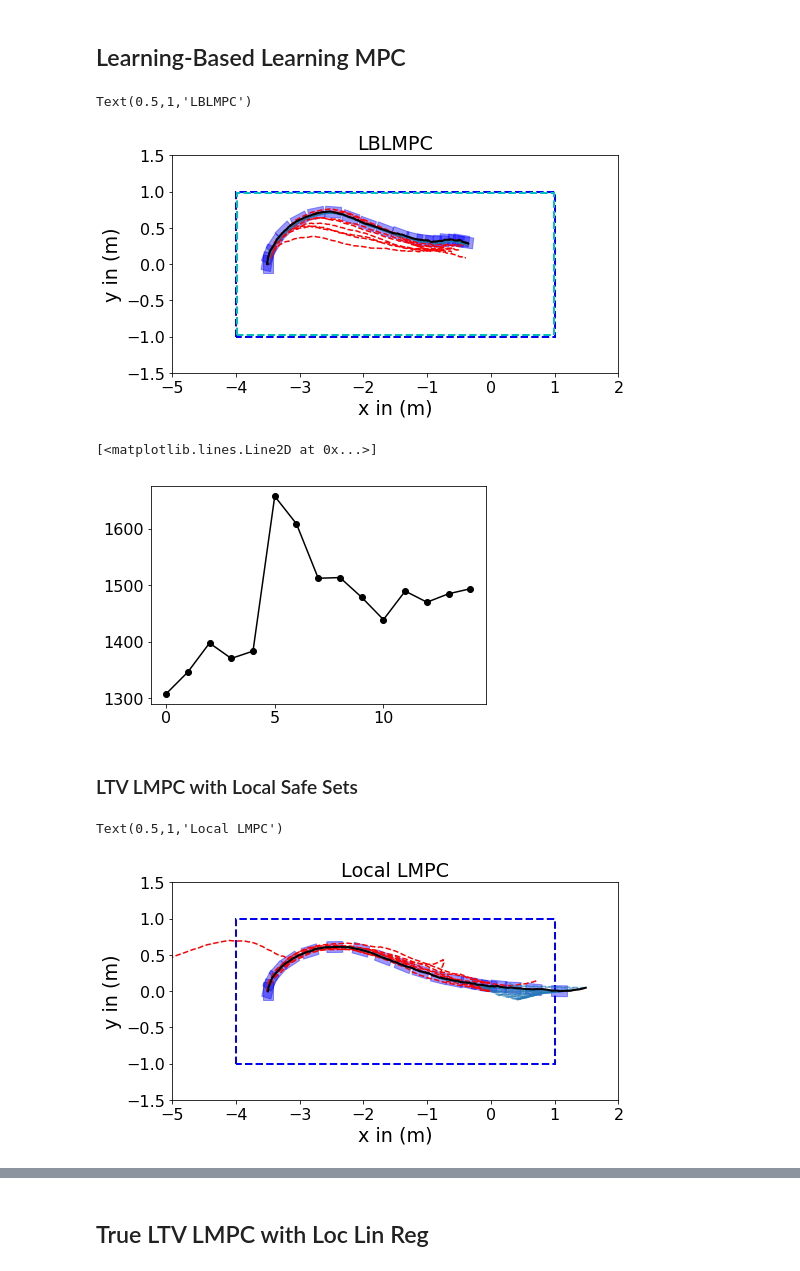
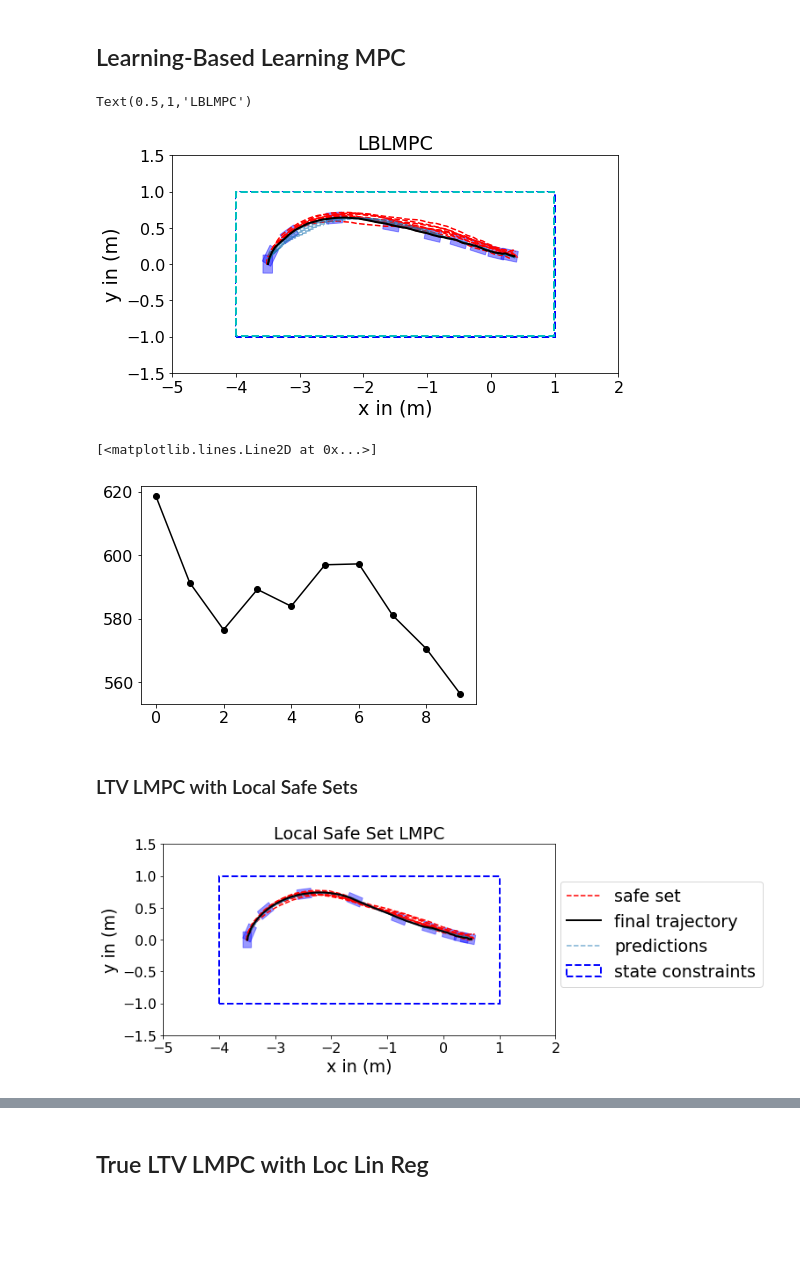
Before and after one commit to GoldeneyeRohan/prediction-uncertainty, a Jupyter notebook: Dubin Car LMPC.ipynb, the cells around one changed output, grey strips where cells are left out. Cells and saved outputs as stored; diff of their text form; code cells hidden in the pictures; blank space fills up the shorter version.

Commit message:
finished model uncertain lqr expts

```diff
--- a/Dubin Car LMPC.ipynb
+++ b/Dubin Car LMPC.ipynb
@@ -41,7 +41,7 @@ Q = np.diag([1, 10, 1, 1])
 R = np.eye(n_inputs)
 stage_cost = lambda x, u: x.T @ Q @ x + u.T @ R @ u
 
-num_init_episodes = 5
+num_init_episodes = 10
 init_input_noise_var = 1e-3
 init_input_noise = init_input_noise_var * np.eye(n_inputs)
 t_inp = uncertainty_utils.calc_t(0.95, n_inputs)
@@ -66,8 +66,8 @@ num_episodes = 10
 # System ID
 h = 2
 lamb = 1e-2
-n_sysid_pts = 300
-n_sysid_it = 5
+n_sysid_pts = 500
+n_sysid_it = 10
 
 def model_callback(model, controller, episode_length):
     As, Bs, Cs, covs, errors = model.regress_models(controller.x_traj.value.T, controller.u_traj.value.T)
@@ -79,7 +79,8 @@ save_data = False
 
 # Vehicle
 def get_vehicle():
-    vehicle = dynamics_models.DubinCar(init_state, dt, process_noise, use_ode_integrator=False)
+    init_state_noisy = np.random.multivariate_normal(init_state, process_noise)
+    vehicle = dynamics_models.DubinCar(init_state_noisy, dt, process_noise, use_ode_integrator=False)
     return vehicle
 
 def sim_traj(vehicle, controller, input_limits, episode_length=episode_length, model=None, model_callback=None, input_noise=None):
@@ -127,7 +128,7 @@ w = 0.075
 figsize = (8,4)
 state_lims_proj = state_limits.project([1,2])
 
-def plot_experiment(traj_list, x_preds, ax, xlims=(-5,2), ylims=(-1.5, 1.5), lw=2, k=10):
+def plot_experiment(traj_list, x_preds, ax, xlims=(-5,2), ylims=(-1.5, 1.5), lw=2, k=10,bbox=(0,0)):
     ax.set_xlim(xlims)
     ax.set_ylim(ylims)
     ax.set_xlabel("x in (m)")
@@ -135,16 +136,23 @@ def plot_experiment(traj_list, x_preds, ax, xlims=(-5,2), ylims=(-1.5, 1.5), lw=
     state_lims_proj.plot(ax=ax, alpha=1, color="w", edgecolor="b", linewidth=lw)
 
     for x_traj in traj_list:
-        ax.plot(x_traj[0,:], x_traj[1,:], "r--")
+        ss = ax.plot(x_traj[0,:], x_traj[1,:], "r--", label="safe set")
 
     for pred in x_preds:
-        ax.plot(pred[:,0], pred[:,1], color="tab:blue", linestyle="--", alpha=0.6)
+        ps = ax.plot(pred[:,0], pred[:,1], color="tab:blue", linestyle="--", alpha=0.6, label="predictions")
 
     x_traj = traj_list[-1].T
-    ax.plot(x_traj[:,0], x_traj[:,1], "k", lw=lw)
+    ts = ax.plot(x_traj[:,0], x_traj[:,1], "k", lw=lw, label="final trajectory")
     patches = [dynamics_models.plot_vehicle(x[:3], l, w, alpha=0.4) for x in np.rollaxis(x_traj[::k,:],0)]
     for patch in patches:
         ax.add_patch(patch)
+    handles, labels = ax.get_legend_handles_labels()
+    handles, labels = zip(*[(handles[i], labels[i]) for i in [0,-1,-2]])
+    handles = list(handles)
+    labels = list(labels)
+    handles.append(ax.patches[0])
+    labels.append("state constraints")
+    ax.legend(handles, labels, bbox_to_anchor=bbox)
 # %% [markdown]
 ## Initial Trajectories With Tracking MPC
 # %%
@@ -292,7 +279,7 @@ controller = controllers.LBLMPC(A, B, C,
                                     Q, R, state_reference,
                                     state_constraints, input_constraints, (disturbance_bound.A, disturbance_bound.b))
 ## Minimal Invariant Cannot Be Computed
-alpha = 10
+alpha = 2
 M = polytope.box2poly([[-db * alpha, db * alpha]] * n_states)
 X = polytope.Polytope(*controller.state_constraints)
 U = polytope.Polytope(*controller.input_constraints)
@@ -341,13 +328,13 @@ constraint_tight.plot(ax=ax, alpha=1, color="w", edgecolor="c", linewidth=2)
 ax.set_title("LBLMPC")
 # %% [output]
 Text(0.5,1,'LBLMPC')
-[figure, old version]
+[figure, new version]
 # %%
-traj_costs = [q[0] for q in controller.value_func_list[:]]
+traj_costs = [q[0] for q in controller.value_func_list[num_init_episodes:]]
 plt.plot(traj_costs, "k-o")
 # %% [output]
 [<matplotlib.lines.Line2D at 0x...>]
-[figure, old version]
+[figure, new version]
 # %%
 filename = "lblmpc"
 if save_data:
@@ -393,11 +380,11 @@ for episode in range(num_episodes):
 # %%
 plt.figure(figsize=figsize)
 ax = plt.gca()
-plot_experiment(controller.traj_list[num_init_episodes:], x_preds, ax)
-ax.set_title("Local LMPC")
+plot_experiment(controller.traj_list[num_init_episodes:], x_preds, ax, bbox= (0.99,0.85))
+ax.set_title("Local Safe Set LMPC")
+plt.savefig("local_ltv_lmpc_trajs.png", bbox_inches="tight")
 # %% [output]
-Text(0.5,1,'Local LMPC')
-[figure, old version]
+[figure, new version]
 # %%
 traj_costs = [q[0] for q in controller.value_func_list[num_init_episodes:]]
 plt.plot(traj_costs, "k-o")
```
Also changed, not shown: parts of 16 cells of this notebook, 5 other files.
